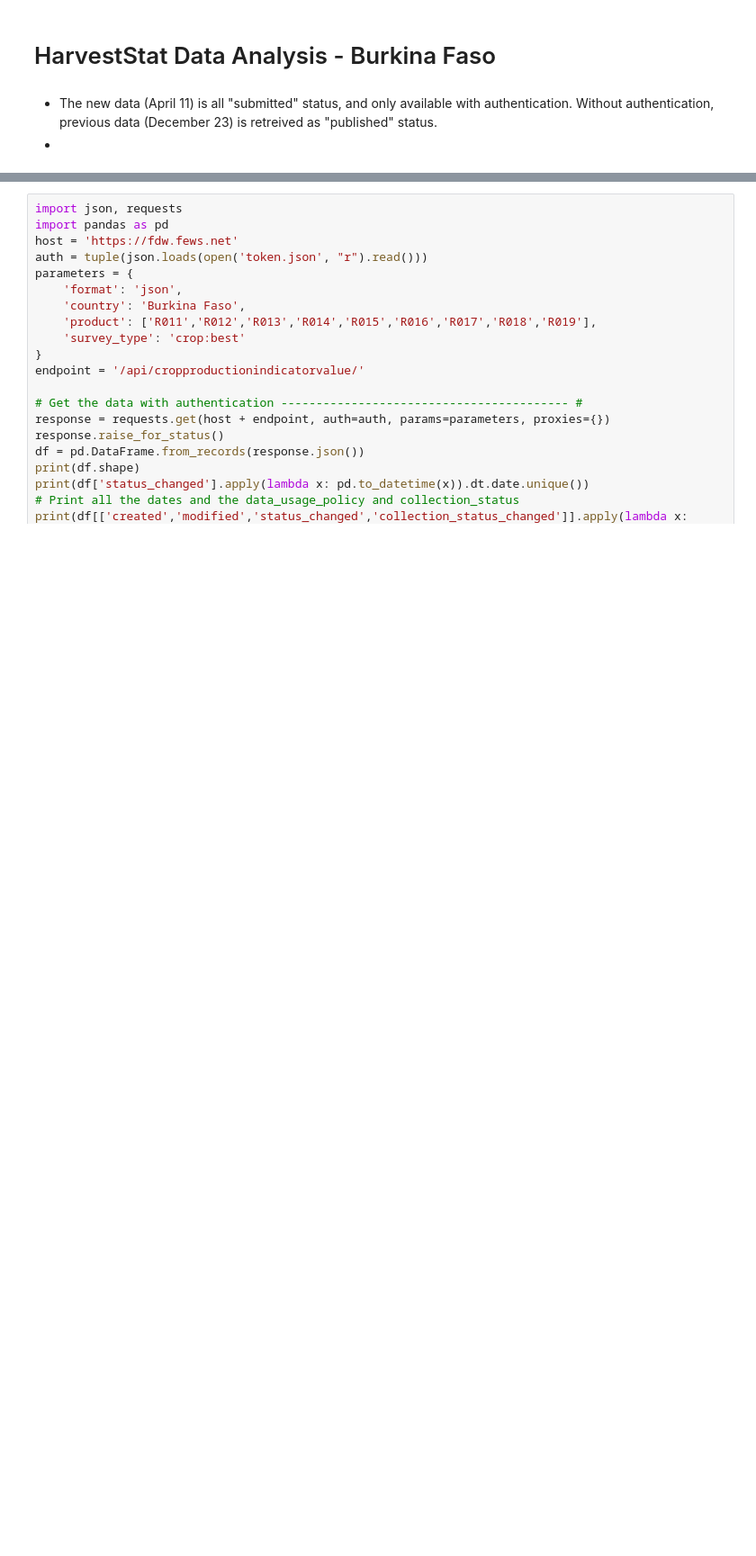
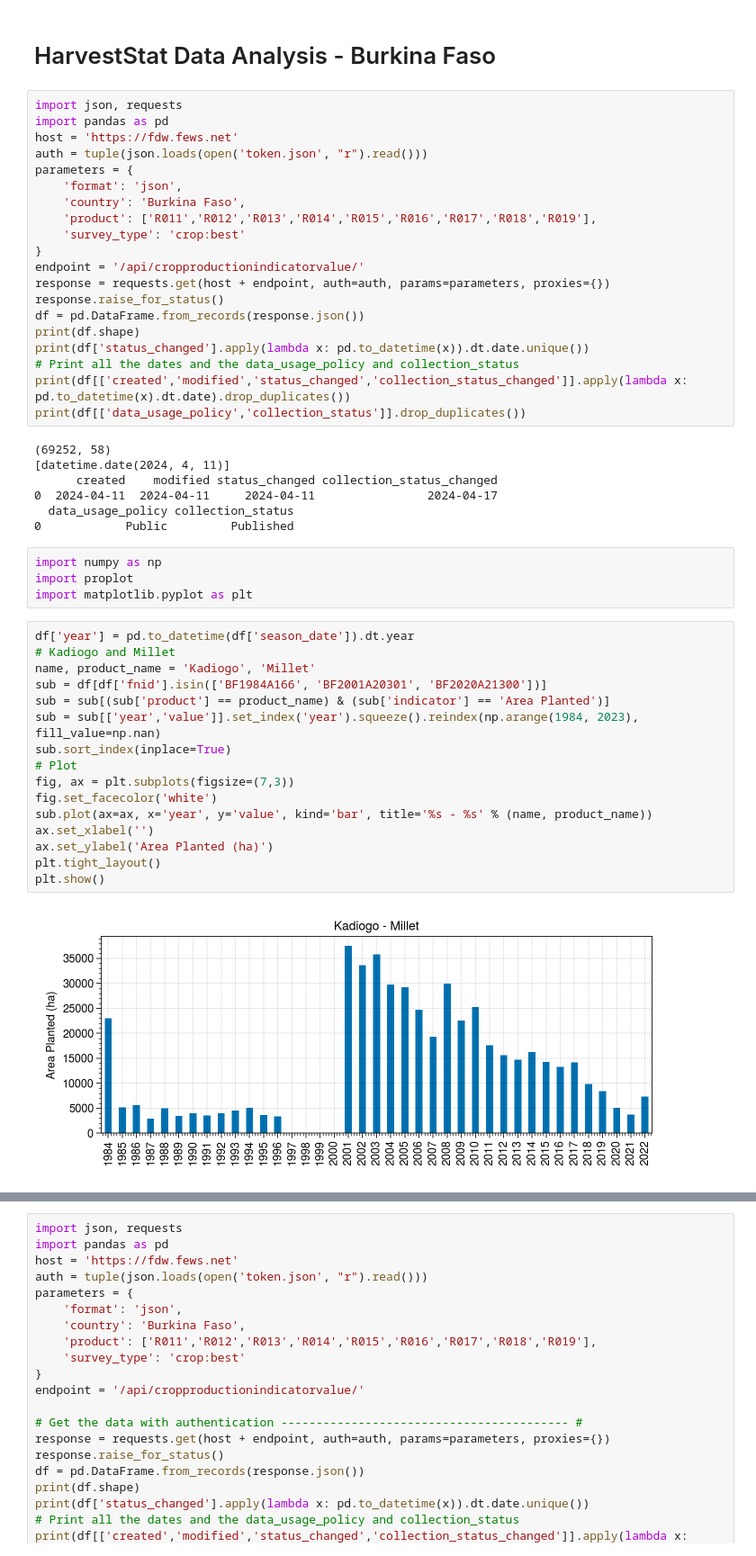
Before and after one commit to HarvestStat/HarvestStat, a Jupyter notebook: notebook/CropData_BF_Validation1.ipynb, the cells around one changed output, grey strips where cells are left out. Shown at 90% size. Drawn from its saved outputs; the diff is of its cells as text; blank space fills up the shorter version.

```diff
--- a/notebook/CropData_BF_Validation1.ipynb
+++ b/notebook/CropData_BF_Validation1.ipynb
@@ -1,7 +1,53 @@
 # %% [markdown]
 # HarvestStat Data Analysis - Burkina Faso
-# %% [markdown]
-- The new data (April 11) is all "submitted" status, and only available with authentication. Without authentication, previous data (December 23) is retreived as "published" status.
--
+# %%
+import json, requests
+import pandas as pd
+host = 'https://fdw.fews.net'
+auth = tuple(json.loads(open('token.json', "r").read()))
+parameters = {
+    'format': 'json',
+    'country': 'Burkina Faso',
+    'product': ['R011','R012','R013','R014','R015','R016','R017','R018','R019'],
+    'survey_type': 'crop:best'
+}
+endpoint = '/api/cropproductionindicatorvalue/'
+response = requests.get(host + endpoint, auth=auth, params=parameters, proxies={})
+response.raise_for_status()
+df = pd.DataFrame.from_records(response.json())
+print(df.shape)
+print(df['status_changed'].apply(lambda x: pd.to_datetime(x)).dt.date.unique())
+# Print all the dates and the data_usage_policy and collection_status
+print(df[['created','modified','status_changed','collection_status_changed']].apply(lambda x: pd.to_datetime(x).dt.date).drop_duplicates())
+print(df[['data_usage_policy','collection_status']].drop_duplicates())
+# %% [output]
+(69252, 58)
+[datetime.date(2024, 4, 11)]
+      created    modified status_changed collection_status_changed
+0  2024-04-11  2024-04-11     2024-04-11                2024-04-17
+  data_usage_policy collection_status
+0            Public         Published
+# %%
+import numpy as np
+import proplot
+import matplotlib.pyplot as plt
+# %%
+df['year'] = pd.to_datetime(df['season_date']).dt.year
+# Kadiogo and Millet
+name, product_name = 'Kadiogo', 'Millet'
+sub = df[df['fnid'].isin(['BF1984A166', 'BF2001A20301', 'BF2020A21300'])]
+sub = sub[(sub['product'] == product_name) & (sub['indicator'] == 'Area Planted')]
+sub = sub[['year','value']].set_index('year').squeeze().reindex(np.arange(1984, 2023), fill_value=np.nan)
+sub.sort_index(inplace=True)
+# Plot
+fig, ax = plt.subplots(figsize=(7,3))
+fig.set_facecolor('white')
+sub.plot(ax=ax, x='year', y='value', kind='bar', title='%s - %s' % (name, product_name))
+ax.set_xlabel('')
+ax.set_ylabel('Area Planted (ha)')
+plt.tight_layout()
+plt.show()
+# %% [output]
+[figure, added]
 # %% [markdown]
 ## Differences When Retrieving Data With and Without Authentication
```
Also changed, not shown: parts of 3 cells of this notebook, 6 other files.
